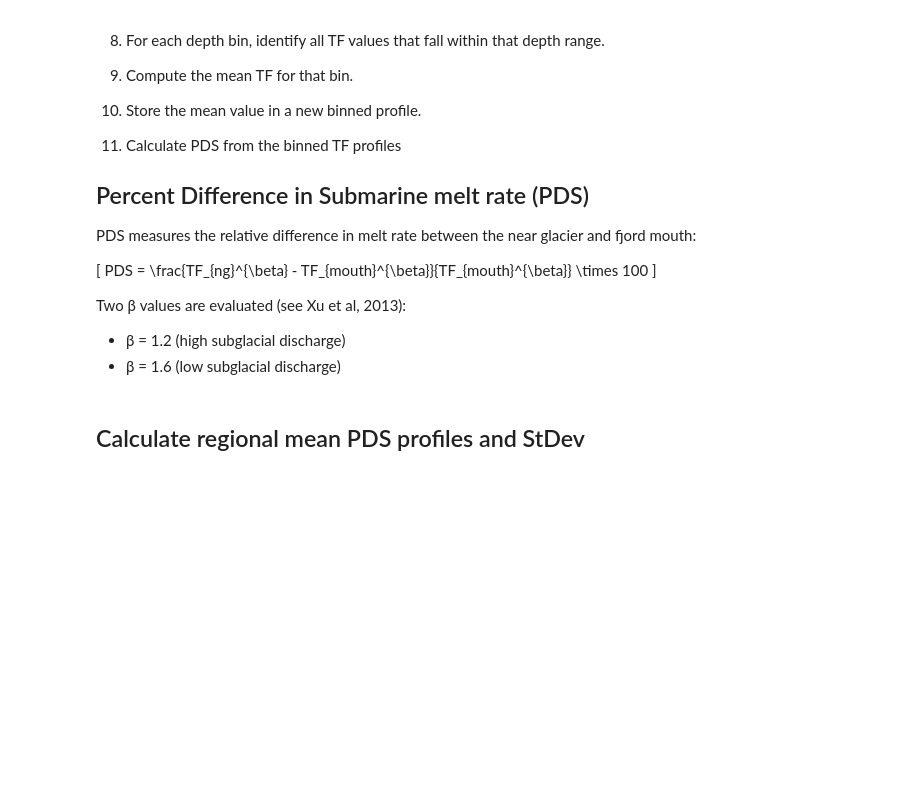
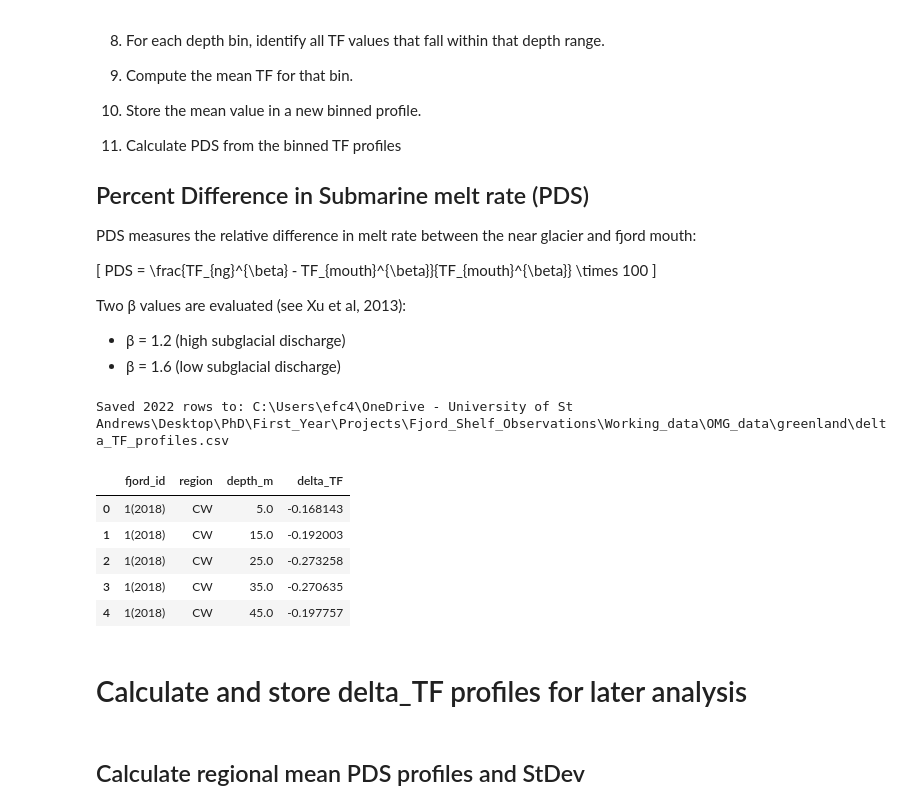
Before and after one commit to efcameron/greenlandFjordsOMG, a Jupyter notebook: fig3_TFandPDS_v2.ipynb, the cells around one changed output. Saved outputs shown, nothing was run; the diff lists cells and outputs as text; code cells hidden in the pictures; blank space fills up the shorter version.

Commit message:
adding a cell that calculates and saves delta_TF profiles to csv_dir

```diff
--- a/fig3_TFandPDS_v2.ipynb
+++ b/fig3_TFandPDS_v2.ipynb
@@ -299,6 +299,54 @@ Two β values are evaluated (see Xu et al, 2013):
 
 - β = 1.2 (high subglacial discharge)
 - β = 1.6 (low subglacial discharge)
+# %%
+# ---------------------------------------------------------------
+# Save delta_TF profiles to CSV from existing TF_profiles dict
+# ---------------------------------------------------------------
+
+# Relies on: TF_profiles, df_filtered, bin_centers, csv_dir
+
+delta_rows = []
+
+for i, profile in TF_profiles.items():
+    row        = df_filtered.loc[i]
+    fjord_id   = row["fjord_id"]
+    region     = row["region"].strip().upper()
+
+    TF_ng_binned    = profile["TF_ng"]
+    TF_mouth_binned = profile["TF_mouth"]
+
+    with np.errstate(invalid='ignore'):
+        delta_TF = TF_ng_binned - TF_mouth_binned
+
+    for depth_val, dtf in zip(bin_centers, delta_TF):
+        if np.isnan(dtf):
+            continue
+        delta_rows.append({
+            "fjord_id": fjord_id,
+            "region":   region,
+            "depth_m":  depth_val,
+            "delta_TF": dtf,
+        })
+
+delta_df = pd.DataFrame(delta_rows)
+delta_df = delta_df.sort_values(["fjord_id", "depth_m"]).reset_index(drop=True)
+
+output_file = os.path.join(csv_dir, "delta_TF_profiles.csv")
+delta_df.to_csv(output_file, index=False)
+
+print(f"Saved {len(delta_df)} rows to: {output_file}")
+delta_df.head()
+# %% [output]
+Saved 2022 rows to: C:\Users\efc4\OneDrive - University of St Andrews\Desktop\PhD\First_Year\Projects\Fjord_Shelf_Observations\Working_data\OMG_data\greenland\delta_TF_profiles.csv
+|  | fjord_id | region | depth_m | delta_TF |
+| 0 | 1(2018) | CW | 5.0 | -0.168143 |
+| 1 | 1(2018) | CW | 15.0 | -0.192003 |
+| 2 | 1(2018) | CW | 25.0 | -0.273258 |
+| 3 | 1(2018) | CW | 35.0 | -0.270635 |
+| 4 | 1(2018) | CW | 45.0 | -0.197757 |
+# %% [markdown]
+# Calculate and store delta_TF profiles for later analysis
 # %% [markdown]
 ## Calculate regional mean PDS profiles and StDev
 # %%
```
